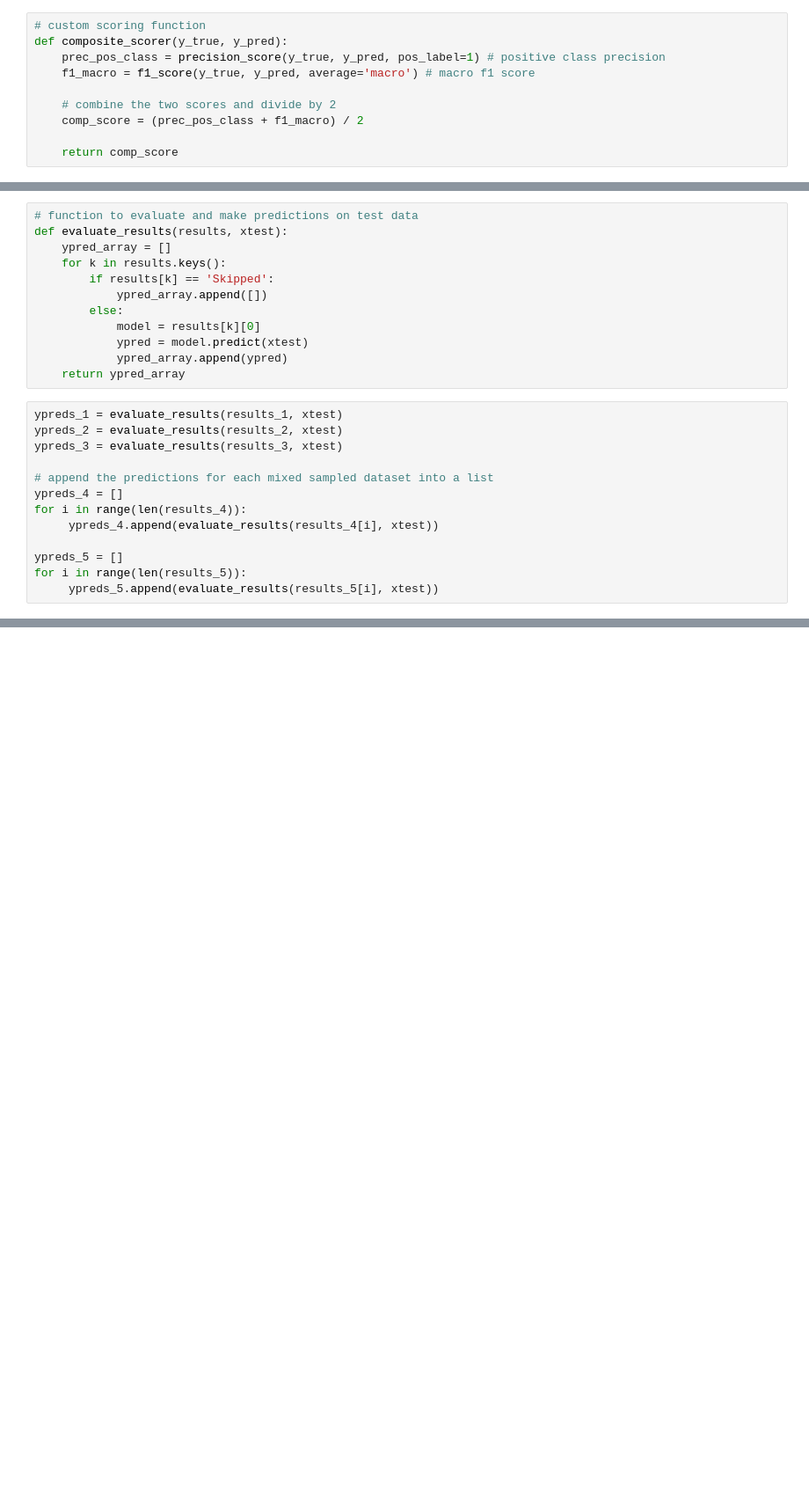
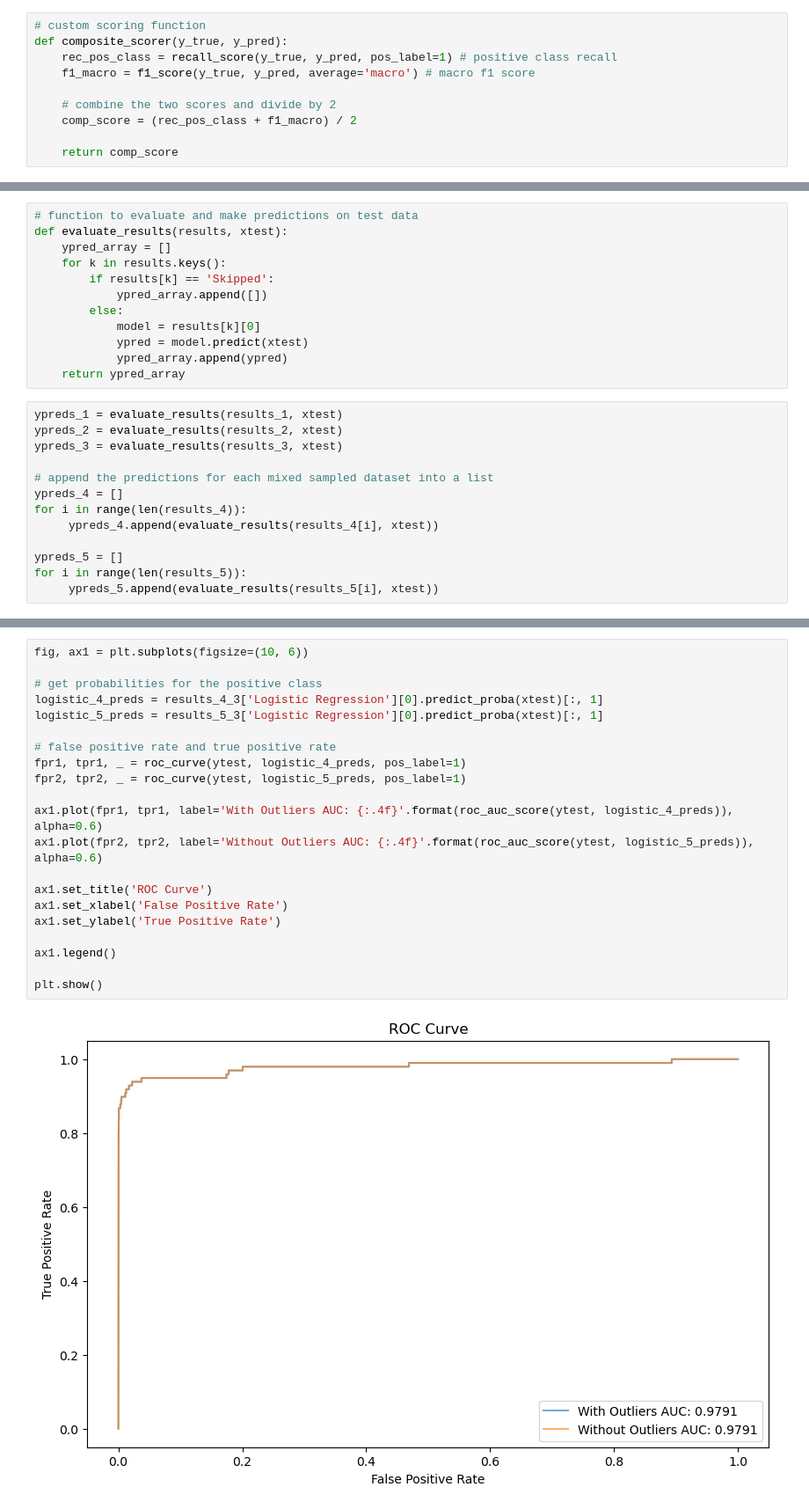
Before and after one commit to iaheung/credit_card_fraud_analysis, a Jupyter notebook: model_training.ipynb, the cells around one changed output, grey strips where cells are left out. Shown at 88% size. Saved outputs shown, nothing was run; the diff lists cells and outputs as text; blank space fills up the shorter version.

```diff
--- a/model_training.ipynb
+++ b/model_training.ipynb
@@ -160,11 +161,11 @@ For the scoring metric, our main goal is to maximize precision for the positive
 # %%
 # custom scoring function
 def composite_scorer(y_true, y_pred):
-    prec_pos_class = precision_score(y_true, y_pred, pos_label=1) # positive class precision
+    rec_pos_class = recall_score(y_true, y_pred, pos_label=1) # positive class recall
     f1_macro = f1_score(y_true, y_pred, average='macro') # macro f1 score
 
     # combine the two scores and divide by 2
-    comp_score = (prec_pos_class + f1_macro) / 2
+    comp_score = (rec_pos_class + f1_macro) / 2
 
     return comp_score
 # %%
@@ -699,0 +752,23 @@ NameError: name 'ypred_dt_outliers' is not defined
+# %%
+fig, ax1 = plt.subplots(figsize=(10, 6))
+
+# get probabilities for the positive class
+logistic_4_preds = results_4_3['Logistic Regression'][0].predict_proba(xtest)[:, 1]
+logistic_5_preds = results_5_3['Logistic Regression'][0].predict_proba(xtest)[:, 1]
+
+# false positive rate and true positive rate
+fpr1, tpr1, _ = roc_curve(ytest, logistic_4_preds, pos_label=1)
+fpr2, tpr2, _ = roc_curve(ytest, logistic_5_preds, pos_label=1)
+
+ax1.plot(fpr1, tpr1, label='With Outliers AUC: {:.4f}'.format(roc_auc_score(ytest, logistic_4_preds)), alpha=0.6)
+ax1.plot(fpr2, tpr2, label='Without Outliers AUC: {:.4f}'.format(roc_auc_score(ytest, logistic_5_preds)), alpha=0.6)
+
+ax1.set_title('ROC Curve')
+ax1.set_xlabel('False Positive Rate')
+ax1.set_ylabel('True Positive Rate')
+
+ax1.legend()
+
+plt.show()
+# %% [output]
+[figure, added]
```
Also changed, not shown: parts of 37 cells of this notebook.
